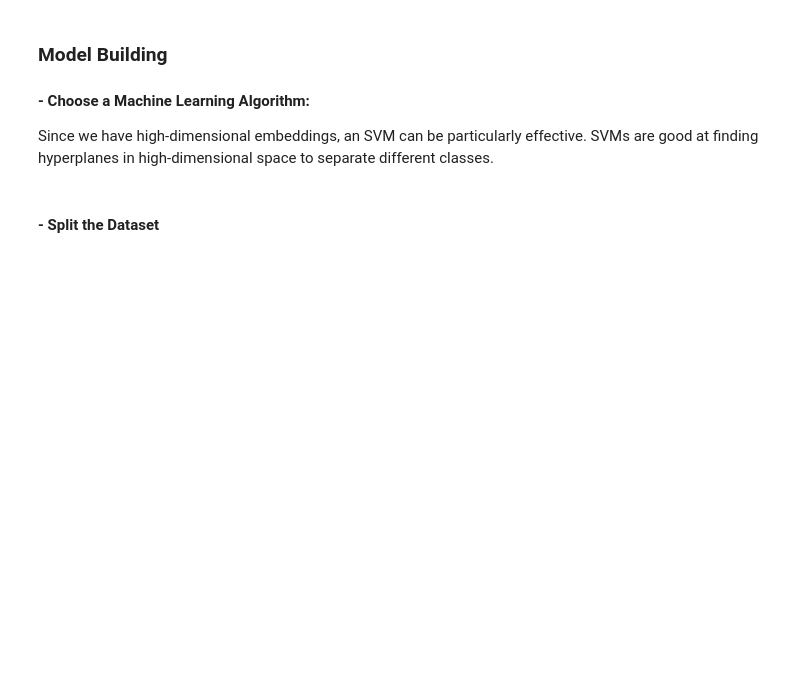
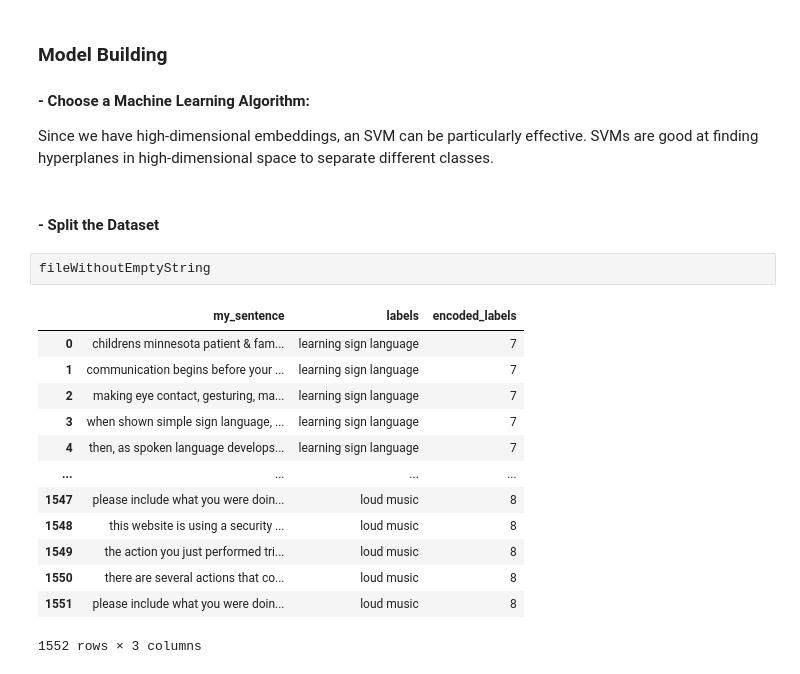
Before and after one commit to Almusawi110/PROG8245, a Jupyter notebook: Final_project.ipynb, the cells around one changed output. Cells and saved outputs as stored; diff of their text form; blank space fills up the shorter version.

```diff
--- a/Final_project.ipynb
+++ b/Final_project.ipynb
@@ -435,3 +497,19 @@ Shape of GPT embeddings: (1790, 768)
 Since we have high-dimensional embeddings, an SVM can be particularly effective. SVMs are good at finding hyperplanes in high-dimensional space to separate different classes.
 # %% [markdown]
 #### - Split the Dataset
+# %%
+fileWithoutEmptyString
+# %% [output]
+|  | my_sentence | labels | encoded_labels |
+| 0 | childrens minnesota patient & fam... | learning sign language | 7 |
+| 1 | communication begins before your ... | learning sign language | 7 |
+| 2 | making eye contact, gesturing, ma... | learning sign language | 7 |
+| 3 | when shown simple sign language, ... | learning sign language | 7 |
+| 4 | then, as spoken language develops... | learning sign language | 7 |
+| ... | ... | ... | ... |
+| 1547 | please include what you were doin... | loud music | 8 |
+| 1548 | this website is using a security ... | loud music | 8 |
+| 1549 | the action you just performed tri... | loud music | 8 |
+| 1550 | there are several actions that co... | loud music | 8 |
+| 1551 | please include what you were doin... | loud music | 8 |
+1552 rows × 3 columns
```
Also changed, not shown: parts of 30 cells of this notebook, 11 other files.
